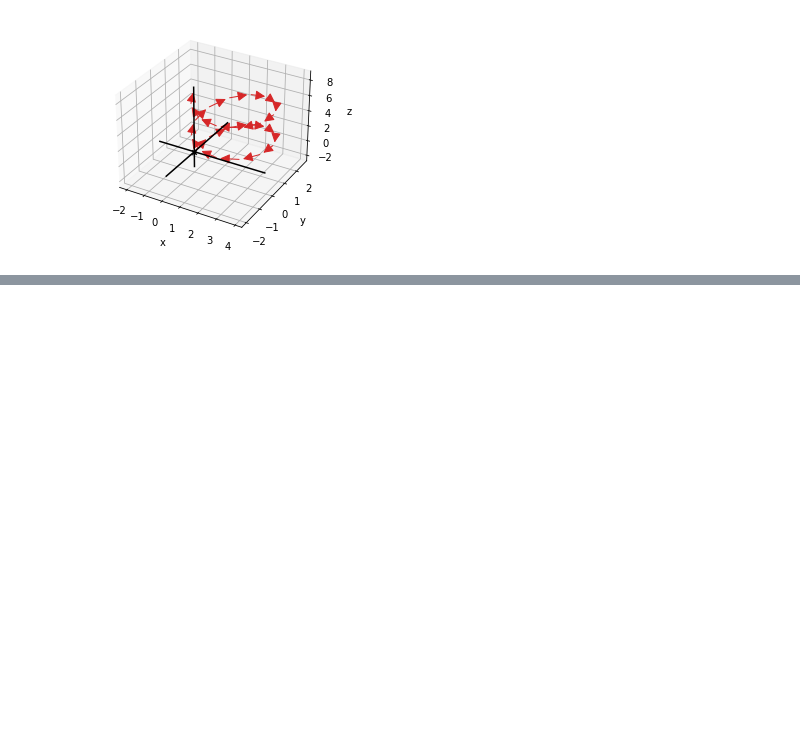
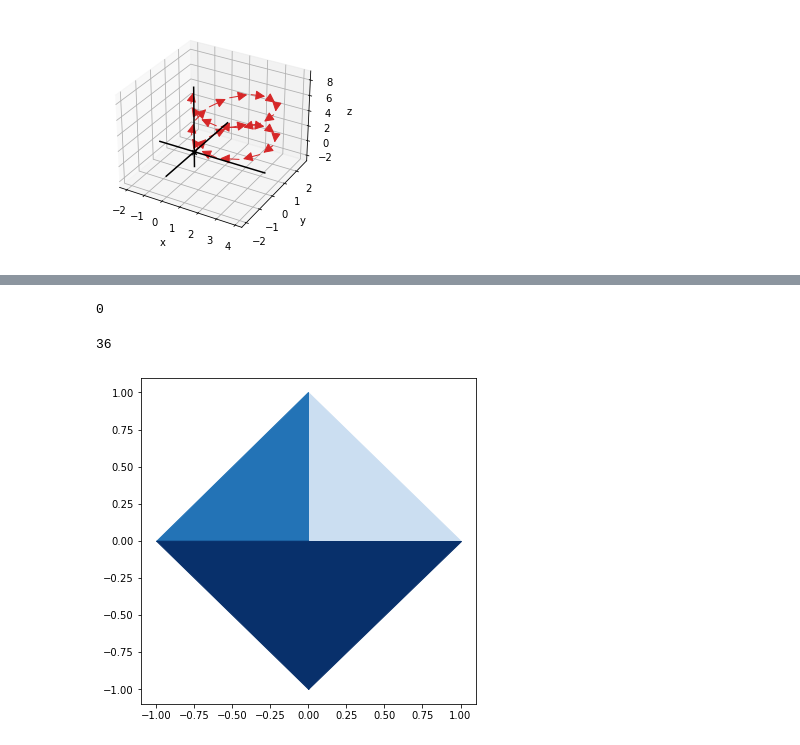
Before and after one commit to Lang-Shao/graduate_cource, a Jupyter notebook: Using_Python/Python_Books/2020Math_for_Programmers/Chapter 03/Ch03_mytest.ipynb, the cells around one changed output, grey strips where cells are left out. Drawn from its saved outputs; the diff is of its cells as text; code cells hidden in the pictures; blank space fills up the shorter version.

```diff
--- a/Using_Python/Python_Books/2020Math_for_Programmers/Chapter 03/Ch03_mytest.ipynb
+++ b/Using_Python/Python_Books/2020Math_for_Programmers/Chapter 03/Ch03_mytest.ipynb
@@ -247,0 +252,21 @@ draw3d(*arrows)
+# %%
+dot((0,3,0),(0,0,-5))
+# %% [output]
+0
+# %%
+dot(scale(2,(3,4)),(2,3))
+# %% [output]
+36
+# %%
+octahedron = [
+    [(1,0,0), (0,1,0), (0,0,1)],
+    [(1,0,0), (0,0,-1), (0,1,0)],
+    [(1,0,0), (0,0,1), (0,-1,0)],
+    [(1,0,0), (0,-1,0), (0,0,-1)],
+    [(-1,0,0), (0,0,1), (0,1,0)],
+    [(-1,0,0), (0,1,0), (0,0,-1)],
+    [(-1,0,0), (0,-1,0), (0,0,1)],
+    [(-1,0,0), (0,0,-1), (0,-1,0)],
+]
+# %%
+blues = matplotlib.cm.get_cmap('Blues')
@@ -247,0 +390,4 @@ draw3d(*arrows)
+# %%
+render(octahedron, color_map=matplotlib.cm.get_cmap('Blues'), lines=black)
+# %% [output]
+[figure, added]
```
Also changed, not shown: parts of 5 cells of this notebook, 1 other file.
